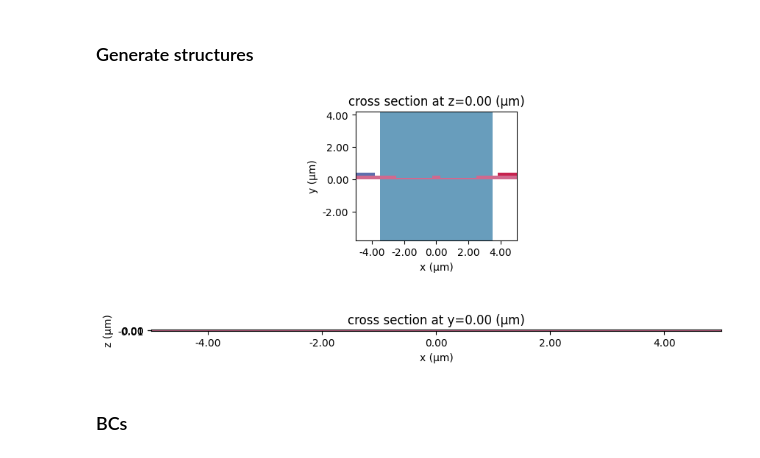
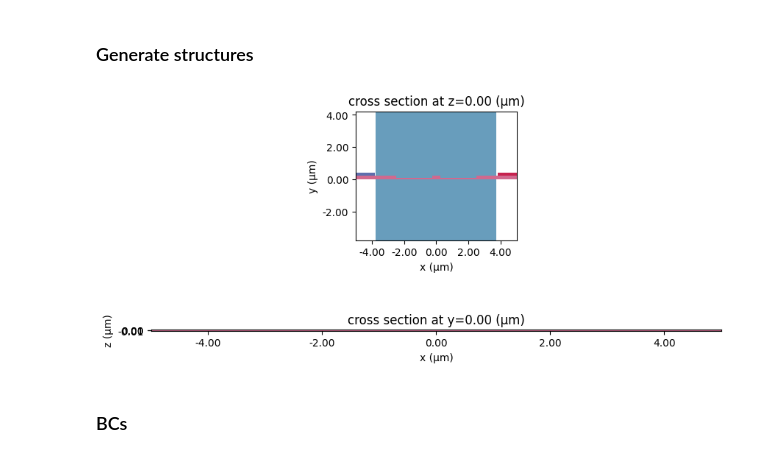
Before and after one commit to marc-flex/charge_notebooks, a Jupyter notebook: Hochberg_with_neff.ipynb, the cells around one changed output. Cells and saved outputs as stored; diff of their text form; code cells hidden in the pictures.

```diff
--- a/Hochberg_with_neff.ipynb
+++ b/Hochberg_with_neff.ipynb
@@ -36,3 +38,7 @@ conc_contact = 5e18
+# %%
+# Refinement
+# WARNING: this will result in a more expensive simulation
+refine = True
 # %% [markdown]
 ### Generate 2D doping
 # %%
@@ -54,8 +60,8 @@ Si_2D_doping = td.Medium(
     electric_spec=td.SemiConductorSpec(
         conductivity=1,
         permittivity=11.7,
-        donors=0,
-        acceptors=acceptors_dist-donors_dist,
+        donors=donors_dist,
+        acceptors=acceptors_dist,
     ),
     name="Si_nnn",
 )
@@ -78,7 +84,7 @@ air = td.Medium(heat_spec=td.FluidSpec(), name="air")
 overlap_factor = 1.0001
 
 oxide = td.Structure(
-    geometry=td.Box(center=(0, h_core, 0), size=(7, 8, z_size)),
+    geometry=td.Box(center=(0, h_core, 0), size=(7.5, 8, z_size)),
     medium=SiO2,
     name="oxide"
 )
@@ -119,6 +125,30 @@ side_n = td.Structure(
     name="side_n"
 )
 
+p_refinement = td.Structure(
+    geometry=td.Box(center=(-3.8,0.1,0), size=(2.3, 0.03, z_size)),
+    medium=Si_2D_doping,
+    name="refinement_p"
+)
+
+n_refinement = td.Structure(
+    geometry=td.Box(center=(3.8,0.1,0), size=(2.3, 0.03, z_size)),
+    medium=Si_2D_doping,
+    name="refinement_n"
+)
+
+wg_refinement = td.Structure(
+    geometry=td.Box(center=(0,0.11,0), size=(0.4, 0.1, z_size)),
+    medium=Si_2D_doping,
+    name="refinement_wg"
+)
+
+side_refinement = td.Structure(
+    geometry=td.Box(center=(0,0.04,0), size=(5.2, 0.02, z_size)),
+    medium=Si_2D_doping,
+    name="refinement_side"
+)
+
 # create a couple structs to define the contacts
 contact_left = td.Structure(
     geometry=td.Box(center=(-w_core - w_clearance - w_side + w_contact/2, h_side + h_contact/2, 0), size=(w_contact, h_contact, z_size)),
@@ -134,20 +164,24 @@ contact_right = td.Structure(
 # %%
 # create a scene with the previous structures
 all_structures = [oxide, core_p, core_n, clearance_n, clearance_p, side_p, side_n, contact_left, contact_right]
+
+# Include refinement structures
+if refine:
+    all_structures = all_structures + [p_refinement, n_refinement, wg_refinement, side_refinement]
 
 scene = td.Scene(
     medium=air,
     structures=all_structures,
 )
 
 
 _, ax = plt.subplots(2, 1, figsize=(10, 5))
 
 scene.plot(z=0, ax=ax[0])
 scene.plot(y=5e-6, ax=ax[1])
 plt.show()
 # %% [output]
-[figure, old version]
+[figure, new version]
 # %% [markdown]
 ### BCs
 # %%
```
Also changed, not shown: parts of 14 cells of this notebook.
